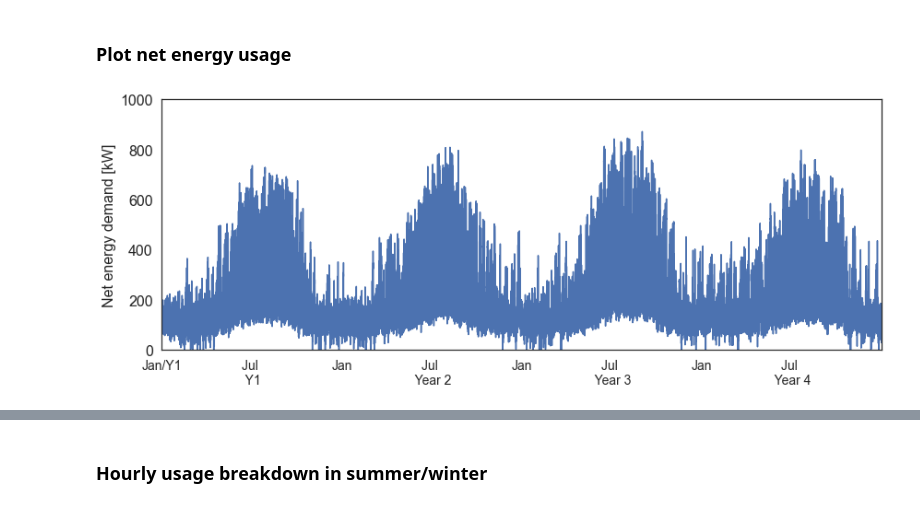
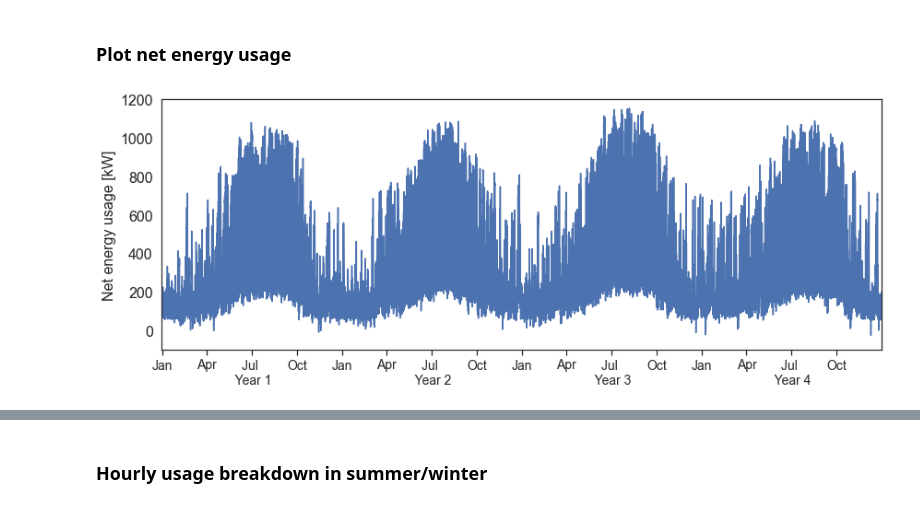
Before and after one commit to erickCantu/TheGreenCitySolutionsGroup, a Jupyter notebook: notebooks/EDA_data_visualization.ipynb, the cells around one changed output, grey strips where cells are left out. Saved outputs shown, nothing was run; the diff lists cells and outputs as text; code cells hidden in the pictures.

```diff
--- a/notebooks/EDA_data_visualization.ipynb
+++ b/notebooks/EDA_data_visualization.ipynb
@@ -89,42 +89,51 @@ import datetime
 from turtle import width
 from matplotlib.dates import DateFormatter
 
-# x = datetime.datetime(2020, 5, 17)
 date_form = DateFormatter("%b")
 from green_city.utils import index2datetime, datetime2index
 
 sns.set(font="Arial")
 sns.set_style("white")
 
 df_plot = df.copy()
 df_plot = df_plot.reset_index()
 df_plot['id'] = df_plot.index
 
 fontsize=16
 fig, ax = plt.subplots(figsize=(14,5))
+ax.tick_params(axis='x', which='major', bottom=True)
+
 sns.lineplot(data=df_plot, y="net_load_kW", x='id', ci=None)
 plt.xticks([datetime2index(datetime.datetime(2008, 1, 2)),
+            datetime2index(datetime.datetime(2008, 4, 1)),
             datetime2index(datetime.datetime(2008, 7, 1)),
+            datetime2index(datetime.datetime(2008, 10, 1)),
             datetime2index(datetime.datetime(2009, 1, 1)),
+            datetime2index(datetime.datetime(2009, 4, 1)),
             datetime2index(datetime.datetime(2009, 7, 1)),
+            datetime2index(datetime.datetime(2009, 10, 1)),
             datetime2index(datetime.datetime(2010, 1, 1)),
+            datetime2index(datetime.datetime(2010, 4, 1)),
             datetime2index(datetime.datetime(2010, 7, 1)),
+            datetime2index(datetime.datetime(2010, 10, 1)),
             datetime2index(datetime.datetime(2011, 1, 1)),
+            datetime2index(datetime.datetime(2011, 4, 1)),
             datetime2index(datetime.datetime(2011, 7, 1)),
+            datetime2index(datetime.datetime(2011, 10, 1)),
             ],
-            ["Jan/Y1", "Jul \n Y1",
-            "Jan", "Jul \n Year 2",
-            "Jan", "Jul \n Year 3",
-            "Jan", "Jul \n Year 4",
+            ["Jan", "Apr", "Jul \n Year 1", "Oct",
+            "Jan", "Apr", "Jul \n Year 2", "Oct",
+            "Jan", "Apr", "Jul \n Year 3", "Oct",
+            "Jan", "Apr", "Jul \n Year 4", "Oct",
             ], fontsize=fontsize-2)
 plt.xlim(-24, df_plot["id"].iloc[-1])
-plt.ylim(0,1000)
+plt.ylim(-100,1200)
 plt.xlabel("",fontsize=fontsize)
-plt.ylabel("Net energy demand [kW]",fontsize=fontsize)
+plt.ylabel("Net energy usage [kW]",fontsize=fontsize)
 plt.yticks(fontsize=fontsize)
 
 #df_plot['net_load_kW'].rolling(30*24).mean().plot(ax=ax)
 plt.show()
 # %% [output]
-[figure, old version]
+[figure, new version]
 # %%
```
Also changed, not shown: parts of 12 cells of this notebook.
